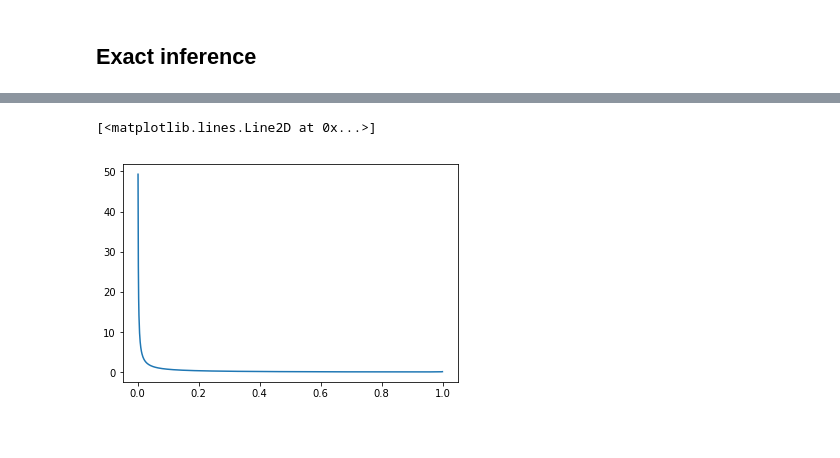
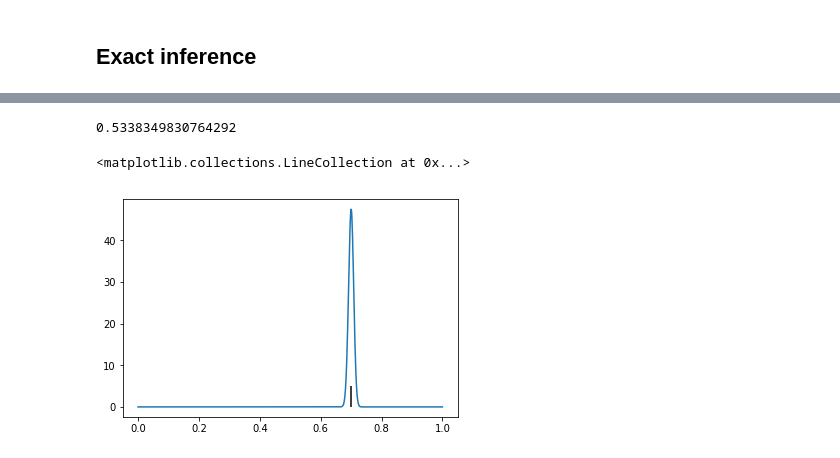
Before and after one commit to nhat-le/6-435-project, a Jupyter notebook: behrens_simulation.ipynb, the cells around one changed output, grey strips where cells are left out. Saved outputs shown, nothing was run; the diff lists cells and outputs as text; code cells hidden in the pictures.

```diff
--- a/behrens_simulation.ipynb
+++ b/behrens_simulation.ipynb
@@ -62,8 +269,15 @@ def py_given_r(y, r):
+# %%
+expR
+# %% [output]
+0.5338349830764292
 # %%
-xvals = np.linspace(0, 1, 1000)
-y = sts.beta.pdf(xvals, 0.1, 0.9)
+ri = 0.7
+xvals = np.linspace(0,1,1000)
+probs = sts.beta.pdf(xvals, ri * np.exp(8), (1 - ri) * np.exp(8))
+
 plt.figure()
-plt.plot(xvals,y)
+plt.plot(xvals, probs)
+plt.vlines(0.7, ymin=0, ymax=5)
 # %% [output]
-[<matplotlib.lines.Line2D at 0x...>]
+<matplotlib.collections.LineCollection at 0x...>
-[figure, old version]
+[figure, new version]
```
Also changed, not shown: parts of 20 cells of this notebook.
